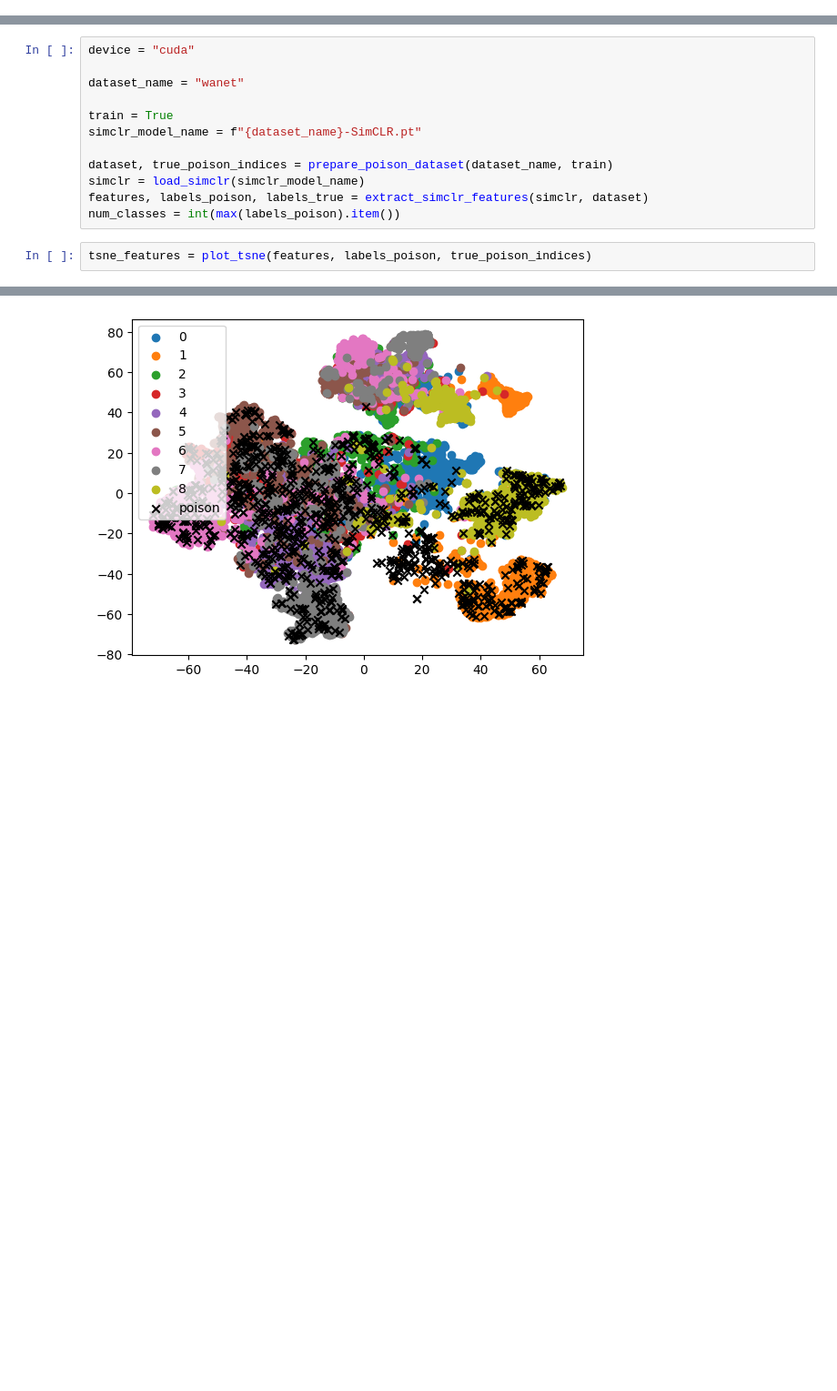
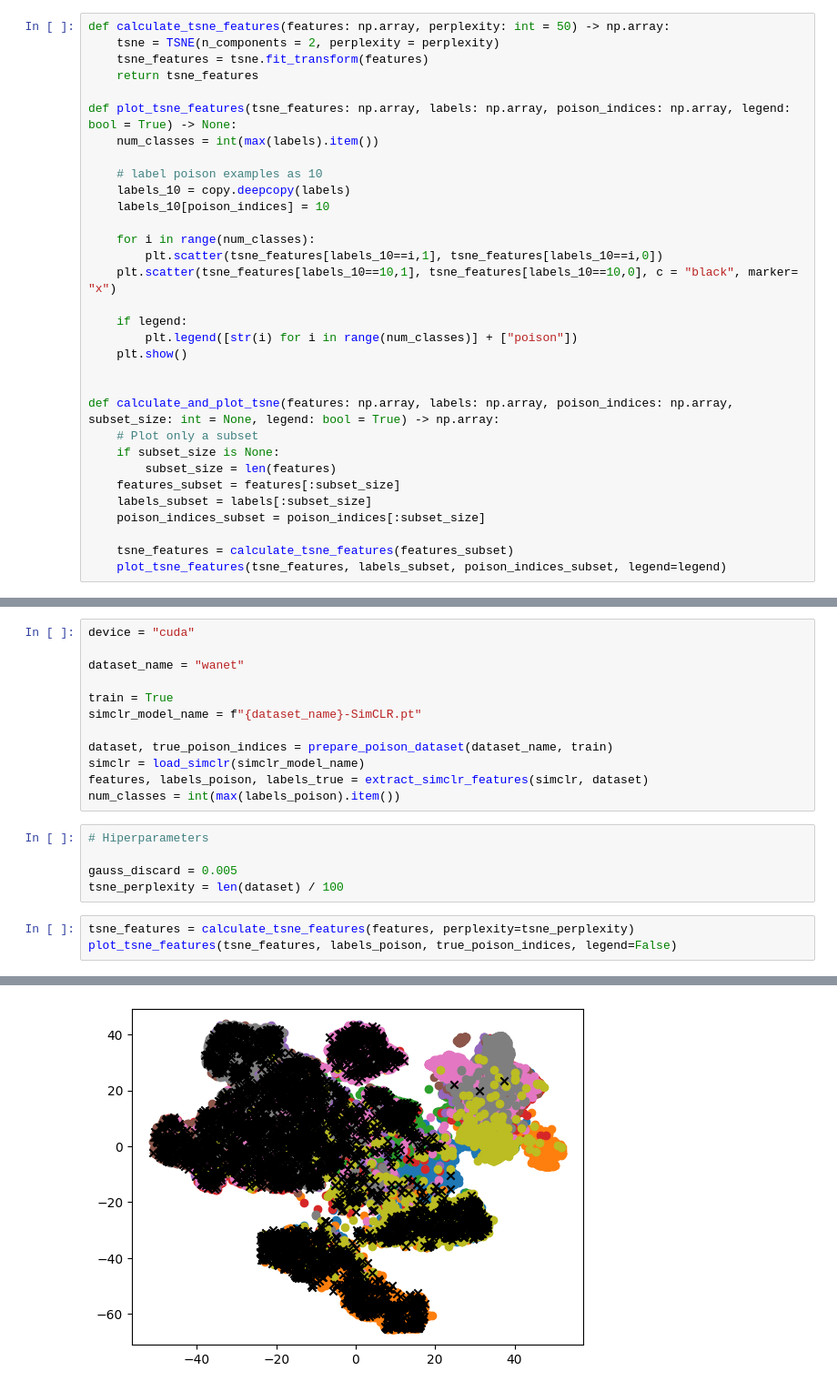
Before and after one commit to LukaD00/selfsupervised-cleanse, a Jupyter notebook: cleanse.ipynb, the cells around one changed output, grey strips where cells are left out. Shown at 91% size. Saved outputs shown, nothing was run; the diff lists cells and outputs as text; blank space fills up the shorter version.

Commit message:
Changed t-SNE perplexity -> all looks good

```diff
--- a/cleanse.ipynb
+++ b/cleanse.ipynb
@@ -113,3 +86,35 @@ def plot_tsne(features: np.array, labels: np.array, poison_indices: np.array, su
+# %%
+def calculate_tsne_features(features: np.array, perplexity: int = 50) -> np.array:
+    tsne = TSNE(n_components = 2, perplexity = perplexity)
+    tsne_features = tsne.fit_transform(features)
+    return tsne_features
+
+def plot_tsne_features(tsne_features: np.array, labels: np.array, poison_indices: np.array, legend: bool = True) -> None:
+    num_classes = int(max(labels).item())
+
+    # label poison examples as 10
+    labels_10 = copy.deepcopy(labels)
+    labels_10[poison_indices] = 10
+
+    for i in range(num_classes):
+        plt.scatter(tsne_features[labels_10==i,1], tsne_features[labels_10==i,0])
+    plt.scatter(tsne_features[labels_10==10,1], tsne_features[labels_10==10,0], c = "black", marker= "x")
+
+    if legend:
+        plt.legend([str(i) for i in range(num_classes)] + ["poison"])
+    plt.show()
+
+
+def calculate_and_plot_tsne(features: np.array, labels: np.array, poison_indices: np.array, subset_size: int = None, legend: bool = True) -> np.array:
+    # Plot only a subset
+    if subset_size is None:
+        subset_size = len(features)
+    features_subset = features[:subset_size]
+    labels_subset = labels[:subset_size]
+    poison_indices_subset = poison_indices[:subset_size]
+
+    tsne_features = calculate_tsne_features(features_subset)
+    plot_tsne_features(tsne_features, labels_subset, poison_indices_subset, legend=legend)
 # %% [markdown]
 ### Util functions for all cleanses
 # %%
@@ -563,6 +567,12 @@ dataset, true_poison_indices = prepare_poison_dataset(dataset_name, train)
 simclr = load_simclr(simclr_model_name)
 features, labels_poison, labels_true = extract_simclr_features(simclr, dataset)
 num_classes = int(max(labels_poison).item())
+# %%
+# Hiperparameters
+
+gauss_discard = 0.005
+tsne_perplexity = len(dataset) / 100
 # %%
-tsne_features = plot_tsne(features, labels_poison, true_poison_indices)
+tsne_features = calculate_tsne_features(features, perplexity=tsne_perplexity)
+plot_tsne_features(tsne_features, labels_poison, true_poison_indices, legend=False)
 # %% [output]
@@ -570 +579 @@ tsne_features = plot_tsne(features, labels_poison, true_poison_indices)
-[figure, old version]
+[figure, new version]
```
Also changed, not shown: parts of 10 cells of this notebook, 1 other file.
